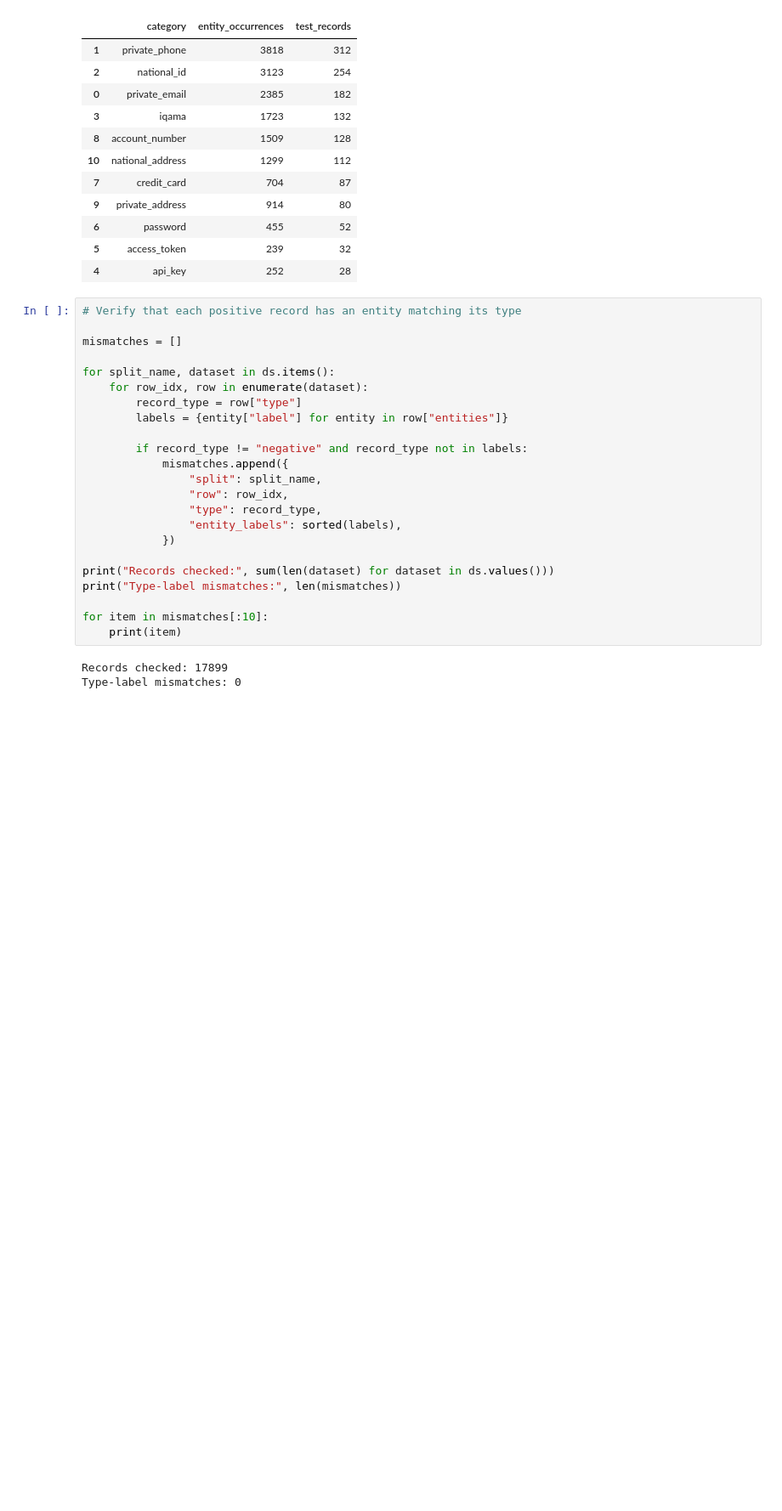
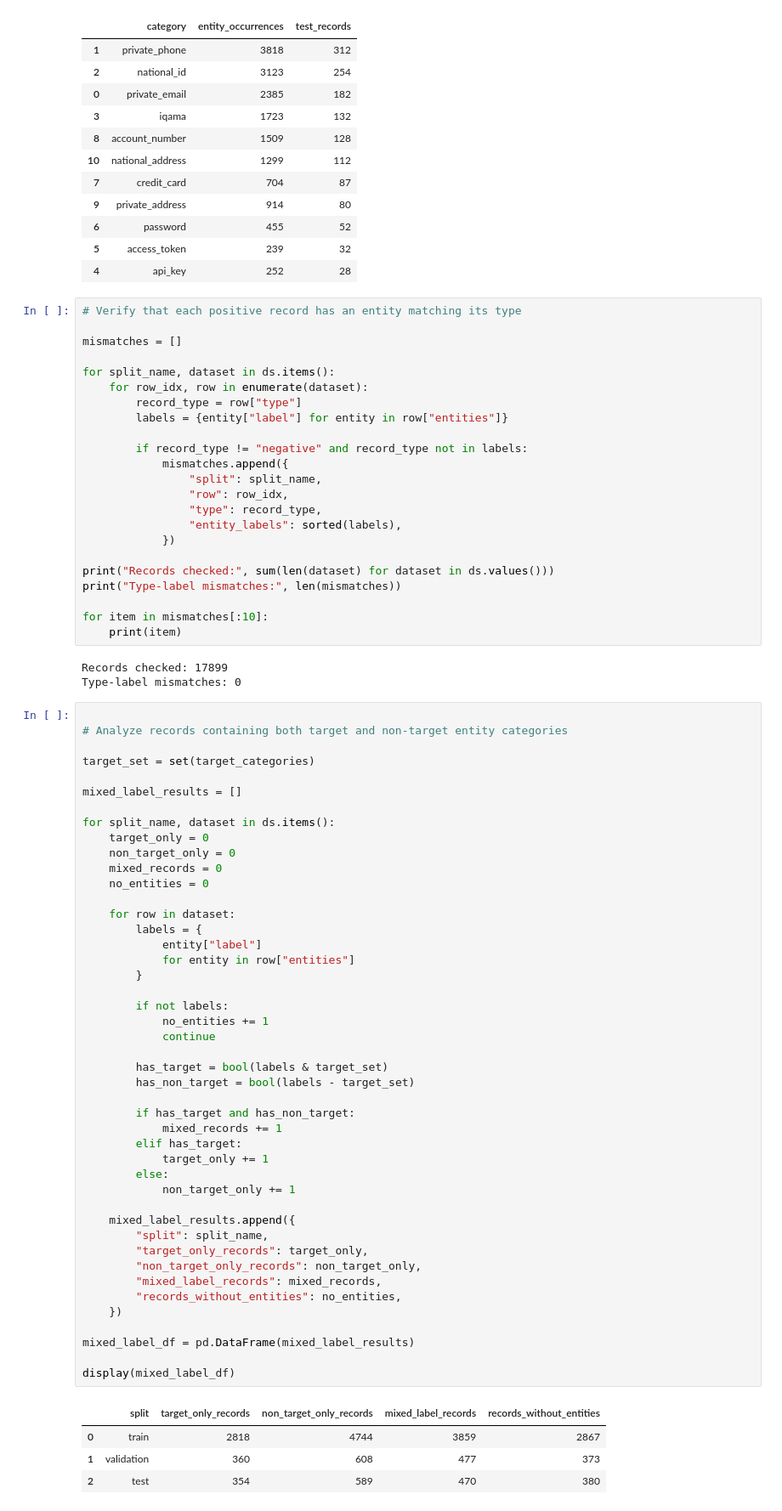
Before and after one commit to nada00kh/confidentiality-detector, a Jupyter notebook: archive/02_scoped_data_EDA.ipynb, the cells around one changed output. Shown at 85% size. Saved outputs shown, nothing was run; the diff lists cells and outputs as text; blank space fills up the shorter version.

```diff
--- a/archive/02_scoped_data_EDA.ipynb
+++ b/archive/02_scoped_data_EDA.ipynb
@@ -530,3 +543,53 @@ for item in mismatches[:10]:
 # %% [output]
 Records checked: 17899
 Type-label mismatches: 0
+# %%
+
+# Analyze records containing both target and non-target entity categories
+
+target_set = set(target_categories)
+
+mixed_label_results = []
+
+for split_name, dataset in ds.items():
+    target_only = 0
+    non_target_only = 0
+    mixed_records = 0
+    no_entities = 0
+
+    for row in dataset:
+        labels = {
+            entity["label"]
+            for entity in row["entities"]
+        }
+
+        if not labels:
+            no_entities += 1
+            continue
+
+        has_target = bool(labels & target_set)
+        has_non_target = bool(labels - target_set)
+
+        if has_target and has_non_target:
+            mixed_records += 1
+        elif has_target:
+            target_only += 1
+        else:
+            non_target_only += 1
+
+    mixed_label_results.append({
+        "split": split_name,
+        "target_only_records": target_only,
+        "non_target_only_records": non_target_only,
+        "mixed_label_records": mixed_records,
+        "records_without_entities": no_entities,
+    })
+
+mixed_label_df = pd.DataFrame(mixed_label_results)
+
+display(mixed_label_df)
+# %% [output]
+|  | split | target_only_records | non_target_only_records | mixed_label_records | records_without_entities |
+| 0 | train | 2818 | 4744 | 3859 | 2867 |
+| 1 | validation | 360 | 608 | 477 | 373 |
+| 2 | test | 354 | 589 | 470 | 380 |
```
Also changed, not shown: parts of 5 cells of this notebook, 28 other files.
